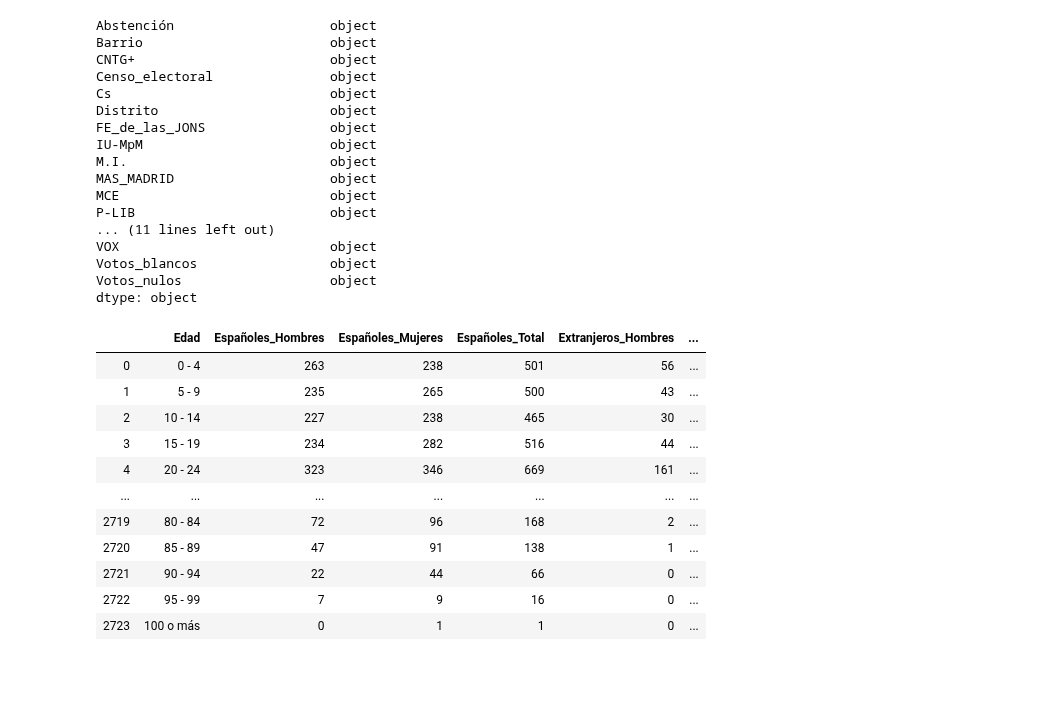
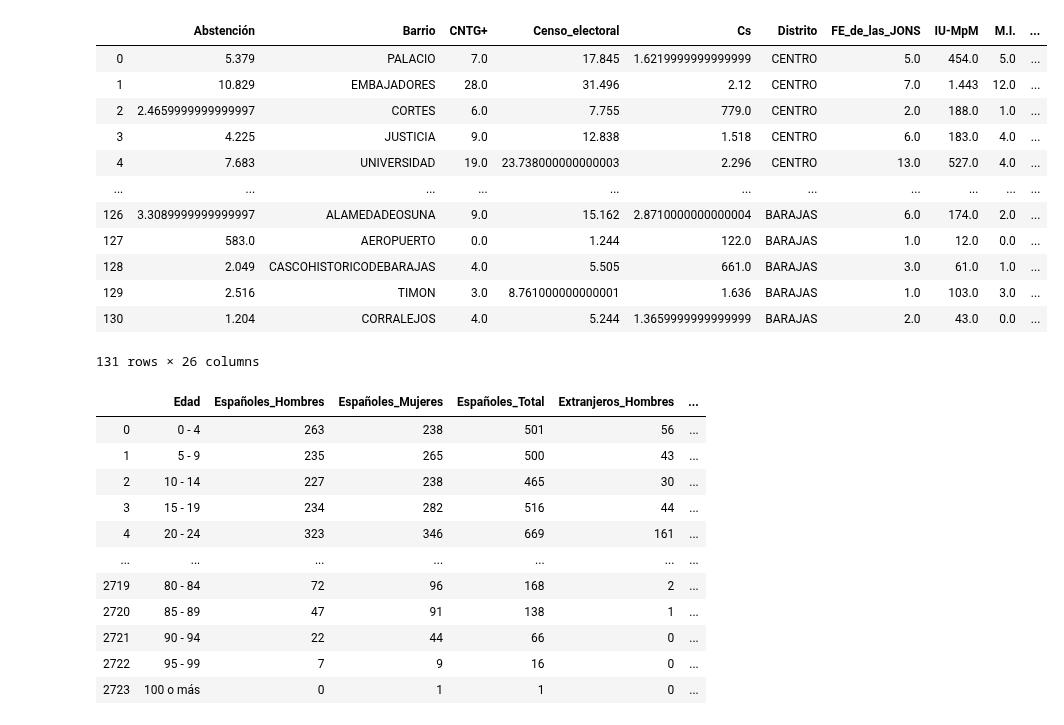
Before and after one commit to InmaLatorre/G3_ProyectoPython, a Jupyter notebook: main_fer.ipynb, the cells around one changed output. Cells and saved outputs as stored; diff of their text form; code cells hidden in the pictures; blank space fills up the shorter version.

```diff
--- a/main_fer.ipynb
+++ b/main_fer.ipynb
@@ -19,51 +19,47 @@ for file in files:
     tmp_table.columns = [i.strip().replace(' ','_') for i in tmp_table.columns]
     tmp_table['Distrito'] = re.sub(" ", "", re.sub("^[0-9]+(\.)(\s)", "", tmp_table.Barrio[0].upper()))
     tmp_table.drop([0,1], inplace=True)
 # #     print(tmp_table.Total_votos_a_candidaturas)
     for i in range(0, len(tmp_table.Barrio)):
         tmp_table.iloc[i,0] = re.sub("[0-9]+(\.)(\s)", "", tmp_table.iloc[i,0].upper())
         tmp_table.iloc[i,0] = re.sub(" ", "", tmp_table.iloc[i,0].upper())
         if 'Á' in tmp_table.iloc[i,0]:
             tmp_table.iloc[i,0] = re.sub("Á", "A", str.strip(tmp_table.iloc[i,0].upper()))
         elif 'É' in tmp_table.iloc[i,0]:
             tmp_table.iloc[i,0] = re.sub("É", "E", str.strip(tmp_table.iloc[i,0].upper()))
         elif 'Í' in tmp_table.iloc[i,0]:
             tmp_table.iloc[i,0] = re.sub("Í", "I", str.strip(tmp_table.iloc[i,0].upper()))
         elif 'Ó' in tmp_table.iloc[i,0]:
             tmp_table.iloc[i,0] = re.sub("Ó", "O", str.strip(tmp_table.iloc[i,0].upper()))
         elif 'Ú' in tmp_table.iloc[i,0]:
             tmp_table.iloc[i,0] = re.sub("Ú", "U", str.strip(tmp_table.iloc[i,0].upper()))
 
     for j in range(0, len (tmp_table.columns)):
         if type(tmp_table.iloc[0,j]) is not str:
             tmp_table.iloc[:,j] = tmp_table.iloc[:,j].astype(str)
 
     tables.append(tmp_table)
 
 
 # # Se concatenan las 21 tablas en una sola
 main_table_elecciones = pd.concat(tables, sort=True)
 # Se unifica el index para toda la tabla
 main_table_elecciones.reset_index(drop=True, inplace=True)
-main_table_elecciones.dtypes
+main_table_elecciones
 # %% [output]
+|  | Abstención | Barrio | CNTG+ | Censo_electoral | Cs | Distrito | FE_de_las_JONS | IU-MpM | M.I. | ... |
+| 0 | 5.379 | PALACIO | 7.0 | 17.845 | 1.6219999999999999 | CENTRO | 5.0 | 454.0 | 5.0 | ... |
+| 1 | 10.829 | EMBAJADORES | 28.0 | 31.496 | 2.12 | CENTRO | 7.0 | 1.443 | 12.0 | ... |
+| 2 | 2.4659999999999997 | CORTES | 6.0 | 7.755 | 779.0 | CENTRO | 2.0 | 188.0 | 1.0 | ... |
+| 3 | 4.225 | JUSTICIA | 9.0 | 12.838 | 1.518 | CENTRO | 6.0 | 183.0 | 4.0 | ... |
+| 4 | 7.683 | UNIVERSIDAD | 19.0 | 23.738000000000003 | 2.296 | CENTRO | 13.0 | 527.0 | 4.0 | ... |
+| ... | ... | ... | ... | ... | ... | ... | ... | ... | ... | ... |
+| 126 | 3.3089999999999997 | ALAMEDADEOSUNA | 9.0 | 15.162 | 2.8710000000000004 | BARAJAS | 6.0 | 174.0 | 2.0 | ... |
+| 127 | 583.0 | AEROPUERTO | 0.0 | 1.244 | 122.0 | BARAJAS | 1.0 | 12.0 | 0.0 | ... |
+| 128 | 2.049 | CASCOHISTORICODEBARAJAS | 4.0 | 5.505 | 661.0 | BARAJAS | 3.0 | 61.0 | 1.0 | ... |
+| 129 | 2.516 | TIMON | 3.0 | 8.761000000000001 | 1.636 | BARAJAS | 1.0 | 103.0 | 3.0 | ... |
+| 130 | 1.204 | CORRALEJOS | 4.0 | 5.244 | 1.3659999999999999 | BARAJAS | 2.0 | 43.0 | 0.0 | ... |
-Abstención                    object
-Barrio                        object
-CNTG+                         object
-Censo_electoral               object
-Cs                            object
-Distrito                      object
-FE_de_las_JONS                object
-IU-MpM                        object
-M.I.                          object
-MAS_MADRID                    object
-MCE                           object
-P-LIB                         object
-... (11 lines left out)
-VOX                           object
-Votos_blancos                 object
-Votos_nulos                   object
-dtype: object
+131 rows × 26 columns
 # %%
 import pandas as pd
 
```
Also changed, not shown: parts of 5 cells of this notebook.
